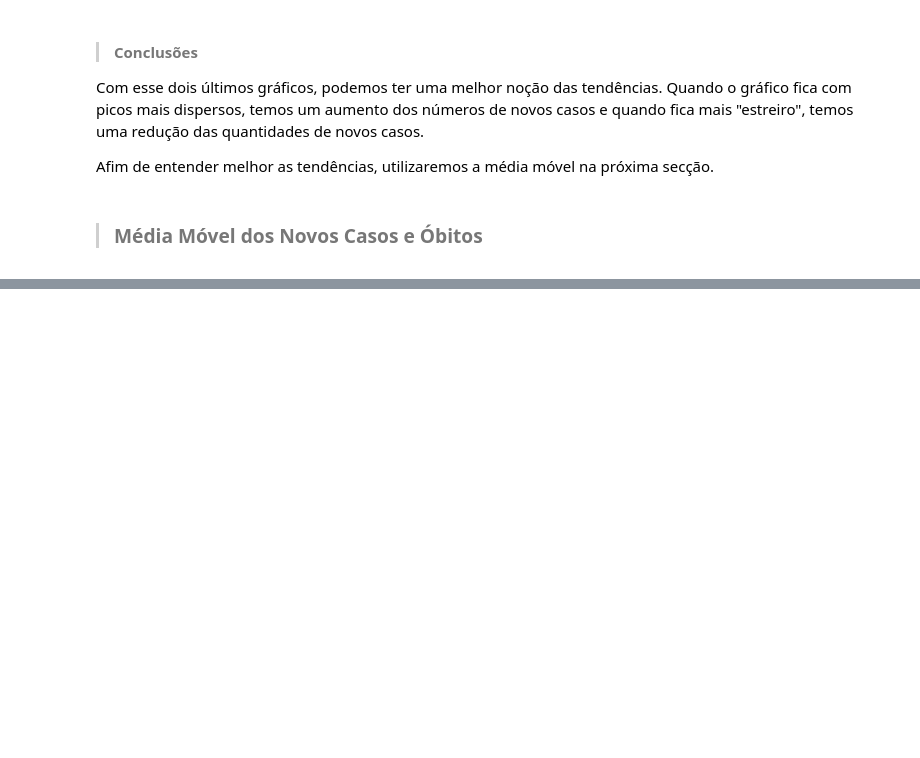
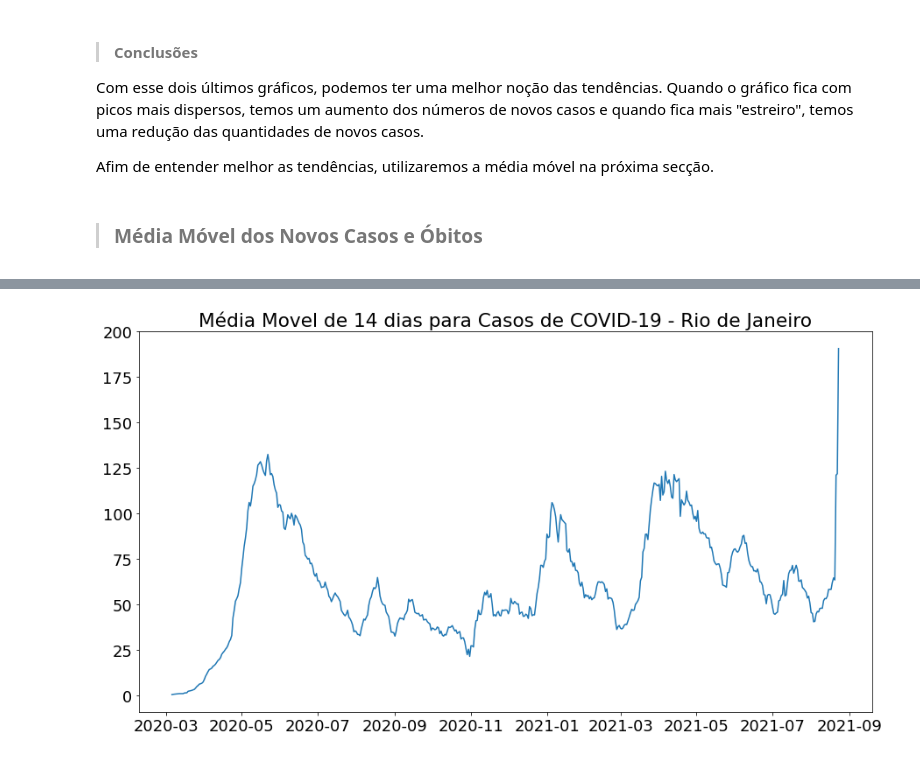
Before and after one commit to mvboas/analise_dados_covid_riodejaneiro, a Jupyter notebook: notebooks/forecast_covid_rio.ipynb, the cells around one changed output, grey strips where cells are left out. Saved outputs shown, nothing was run; the diff lists cells and outputs as text; code cells hidden in the pictures; blank space fills up the shorter version.

```diff
--- a/notebooks/forecast_covid_rio.ipynb
+++ b/notebooks/forecast_covid_rio.ipynb
@@ -247,0 +280,9 @@ plt.
+# %%
+ax = sns.lineplot(x = 'date', y = 'media_movel_14_obitos', data = dados_rio)
+plt.title('Média Movel de 14 dias para Casos de COVID-19 - Rio de Janeiro')
+ax.yaxis.set_major_formatter(ticker.StrMethodFormatter("{x:,.0f}"))
+ax.set_ylabel('')
+ax.set_xlabel('')
+plt.show()
+# %% [output]
+[figure, added]
```
Also changed, not shown: parts of 14 cells of this notebook.
